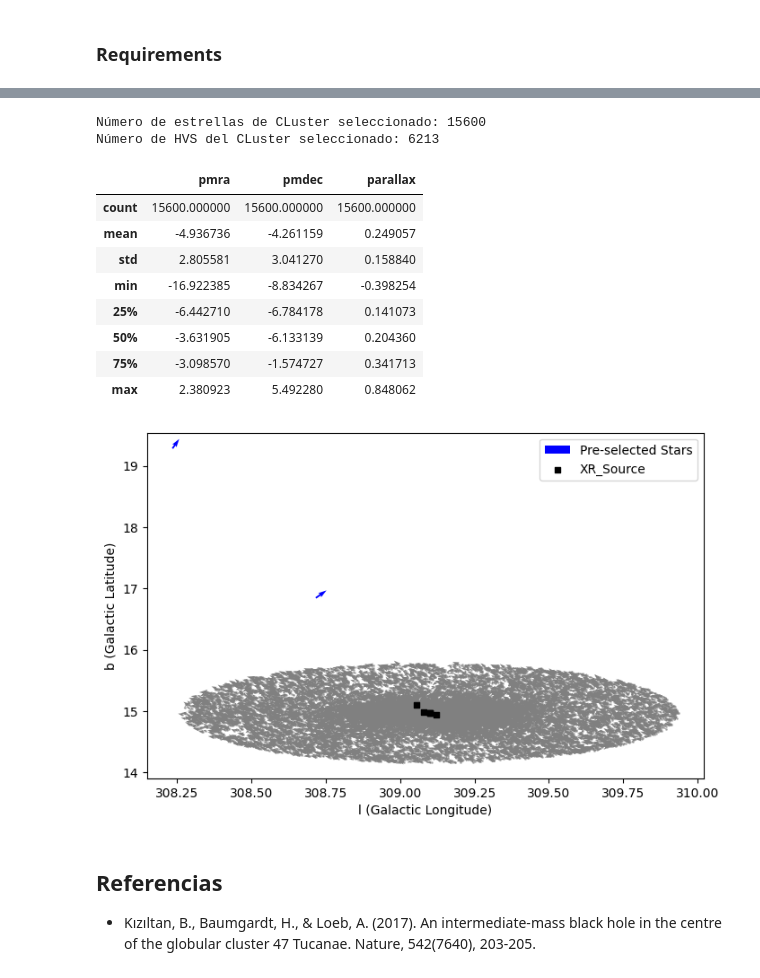
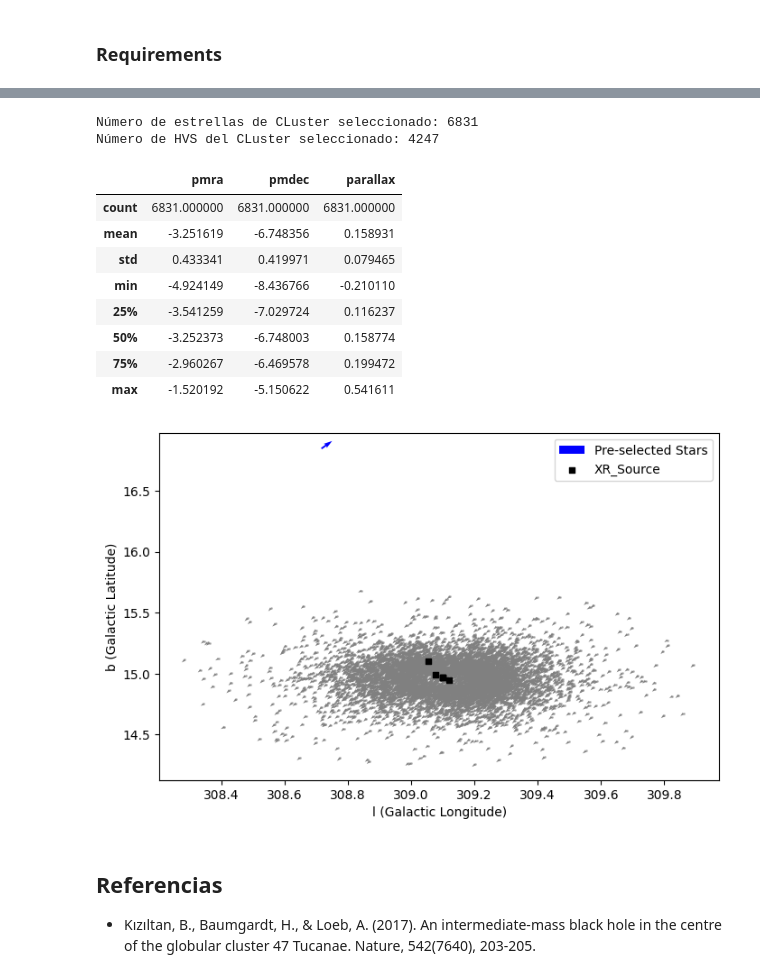
Before and after one commit to santhiperbolico/tfm-ucm-code, a Jupyter notebook: notebooks/Detector candidatas HVS.ipynb, the cells around one changed output, grey strips where cells are left out. Drawn from its saved outputs; the diff is of its cells as text; code cells hidden in the pictures.

```diff
--- a/notebooks/Detector candidatas HVS.ipynb
+++ b/notebooks/Detector candidatas HVS.ipynb
@@ -40,5 +43,5 @@ from hyper_velocity_stars_detection.tools.cluster_detection import clustering_db
 # %%
-cluster = SELECTED_CLUSTERS[0]
+cluster = SELECTED_CLUSTERS[1]
 project = download_data(cluster_name=cluster.name, path=PATH)
 
 df_iso = None
@@ -70,6 +73,7 @@ distance_module, redding
 # %%
-dfr1 = project.data_list[0].get_data("df_1_c3")
+dfr1 = project.data_list[0].get_data("df_1_c1")
 
+df_iso = None
 ax, fig = cmd_plot(dfr1, df_iso, isochrone_distance_module=distance_module, isochrone_redding=redding
                   )
 ax.set_xlim(-0.5, 3.5)
@@ -103,0 +84,24 @@ for label in np.unique(labels[labels >-1]):
+# %%
+columns_to_clus=["pmra", "pmdec", "parallax",
+                 'bp_rp',
+                 'phot_g_mean_mag'
+                ]
+clustering = optimize_clustering(
+    df_stars=dfr1,
+    columns=["pmra", "pmdec", "parallax"],
+    columns_to_clus=columns_to_clus,
+    max_cluster=10,
+    method="hdbscan",
+    n_trials=30
+)
+
+labels = clustering.labels_
+n_clusters_ = len(set(labels)) - (1 if -1 in labels else 0)
+n_noise_ = list(labels).count(-1)
+
+print("Estimated number of clusters: %d" % n_clusters_)
+print("Estimated number of noise points: %d" % n_noise_)
+
+for label in np.unique(labels[labels >-1]):
+    mask_i = labels == label
+    print(f"Volumen total del cluster {label}: %d" % mask_i.sum())
@@ -122,24 +151,24 @@ print("Número de estrellas de CLuster seleccionado: %d" % gc.shape[0])
 print("Número de HVS del CLuster seleccionado: %d" % gc[gc.pm_kms>200].shape[0])
 display(gc[["pmra", "pmdec", "parallax"]].describe())
 # %% [output]
-Número de estrellas de CLuster seleccionado: 15600
-Número de HVS del CLuster seleccionado: 6213
+Número de estrellas de CLuster seleccionado: 6831
+Número de HVS del CLuster seleccionado: 4247
 |  | pmra | pmdec | parallax |
-| count | 15600.000000 | 15600.000000 | 15600.000000 |
-| mean | -4.936736 | -4.261159 | 0.249057 |
-| std | 2.805581 | 3.041270 | 0.158840 |
-| min | -16.922385 | -8.834267 | -0.398254 |
-| 25% | -6.442710 | -6.784178 | 0.141073 |
-| 50% | -3.631905 | -6.133139 | 0.204360 |
-| 75% | -3.098570 | -1.574727 | 0.341713 |
-| max | 2.380923 | 5.492280 | 0.848062 |
+| count | 6831.000000 | 6831.000000 | 6831.000000 |
+| mean | -3.251619 | -6.748356 | 0.158931 |
+| std | 0.433341 | 0.419971 | 0.079465 |
+| min | -4.924149 | -8.436766 | -0.210110 |
+| 25% | -3.541259 | -7.029724 | 0.116237 |
+| 50% | -3.252373 | -6.748003 | 0.158774 |
+| 75% | -2.960267 | -6.469578 | 0.199472 |
+| max | -1.520192 | -5.150622 | 0.541611 |
 # %%
-dfr6 = project.data_list[0].get_data("df_6_c2")
+dfr6 = project.data_list[1].get_data("df_6_c2")
 
-fig, ax = cluster_representation_with_hvs(data, dfr6, labels, hvs_pm=20, df_source_x=project.xsources)
+fig, ax = cluster_representation_with_hvs(gc, dfr6, hvs_pm=20, df_source_x=project.xsources)
 plt.show()
 # %% [output]
-[figure, old version]
+[figure, new version]
 # %% [markdown]
 ## Referencias
 - Kızıltan, B., Baumgardt, H., & Loeb, A. (2017). An intermediate-mass black hole in the centre of the globular cluster 47 Tucanae. Nature, 542(7640), 203-205.
```
Also changed, not shown: parts of 7 cells of this notebook.
